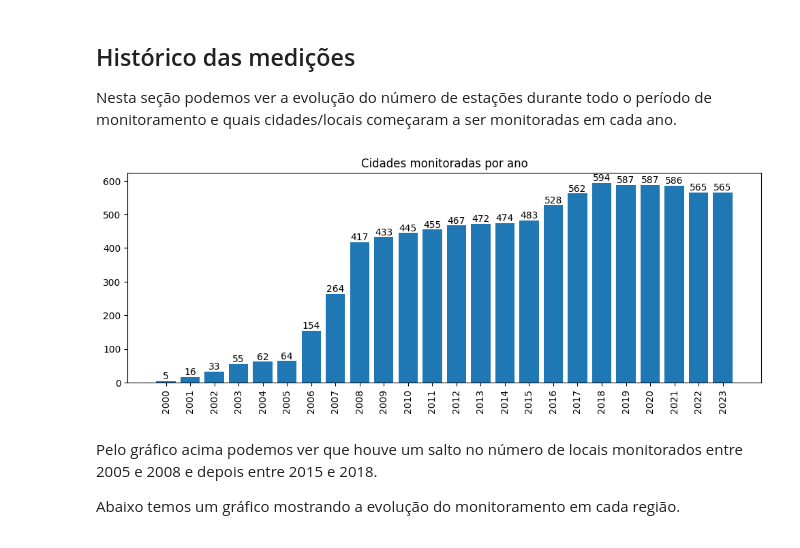
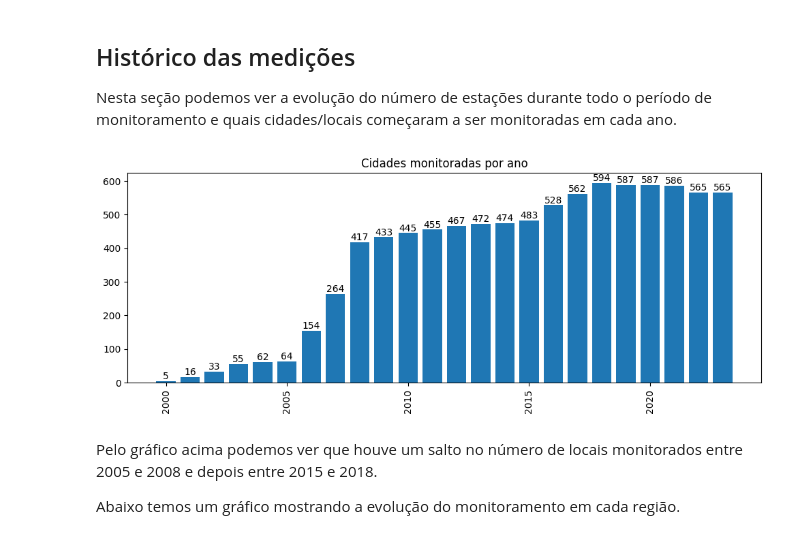
Before and after one commit to nfmmendes/INMET-data-play, a Jupyter notebook: Dados Metereológicos do INMET.ipynb, the cells around one changed output. Cells and saved outputs as stored; diff of their text form; code cells hidden in the pictures.

```diff
--- a/Dados Metereológicos do INMET.ipynb
+++ b/Dados Metereológicos do INMET.ipynb
@@ -155,22 +155,22 @@ display(df_mapa)
 <H2> Histórico das medições </H2>
 <p> Nesta seção podemos ver a evolução do número de estações durante todo o período de monitoramento e quais cidades/locais começaram a ser monitoradas em cada ano. </p>
 # %%
-df_files['ANO'] = [x.split('-')[-1] for x in df_files['DATA INI']]
+df_files['ANO'] = [int(x.split('-')[-1]) for x in df_files['DATA INI']]
 df_files = df_files.sort_values(by='ANO')
 cities_by_year = df_files[['ANO', 'CIDADE']]\
             .groupby(by='ANO')\
             .agg({'CIDADE': ['nunique', lambda col: ',  '.join([x.title() for x in col.sort_values().unique()])]})\
             .rename(columns={ 'nunique': 'NÚMERO DE CIDADES', '<lambda_0>': 'CIDADES'}, level=1)\
             .droplevel(0, axis=1)
 
 fig, ax = plt.subplots()
 fig.set_size_inches(12, 4);
 plt.xticks(rotation = 90)
 ax.set_title('Cidades monitoradas por ano')
 ax.bar(cities_by_year.index, cities_by_year['NÚMERO DE CIDADES']);
 ax.bar_label(ax.containers[-1]);
 # %% [output]
-[figure, old version]
+[figure, new version]
 # %% [markdown]
 <p> Pelo gráfico acima podemos ver que houve um salto no número de locais monitorados entre 2005 e 2008 e depois entre 2015 e 2018. <p>
 <p> Abaixo temos um gráfico mostrando a evolução do monitoramento em cada região. </p>
```
Also changed, not shown: parts of 4 cells of this notebook.
